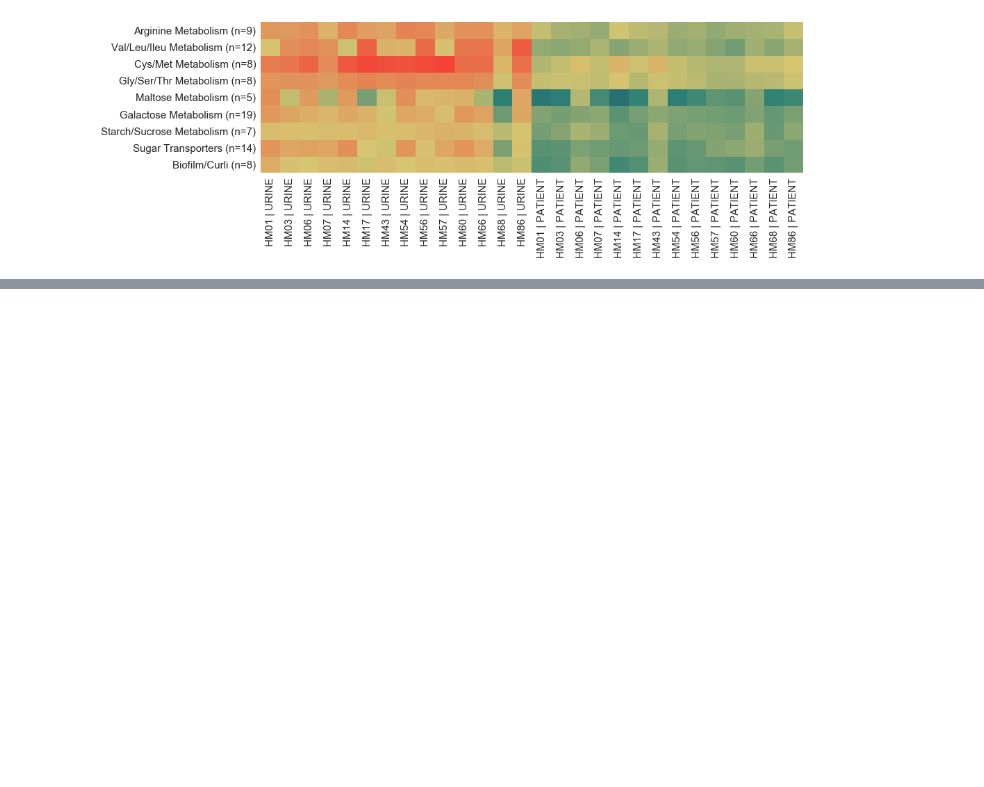
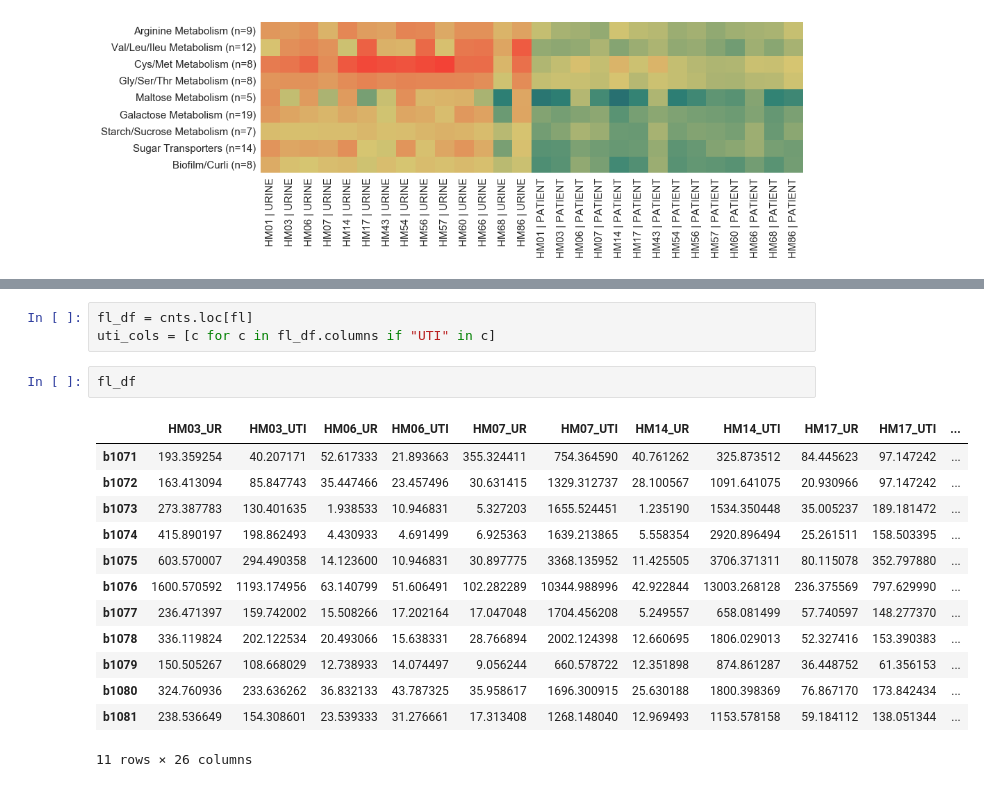
Before and after one commit to ASintsova/HUTI-RNAseq, a Jupyter notebook: analysis/differential_expression_analysis/differential_expression_analysis.ipynb, the cells around one changed output, grey strips where cells are left out. Drawn from its saved outputs; the diff is of its cells as text; blank space fills up the shorter version.

```diff
--- a/analysis/differential_expression_analysis/differential_expression_analysis.ipynb
+++ b/analysis/differential_expression_analysis/differential_expression_analysis.ipynb
@@ -293,0 +320,19 @@ sns.heatmap(np.log2(down_data+1), cmap=my_cmap, vmin=0, cbar=False)
+# %%
+fl_df = cnts.loc[fl]
+uti_cols = [c for c in fl_df.columns if "UTI" in c]
+# %%
+fl_df
+# %% [output]
+|  | HM03_UR | HM03_UTI | HM06_UR | HM06_UTI | HM07_UR | HM07_UTI | HM14_UR | HM14_UTI | HM17_UR | HM17_UTI | ... |
+| b1071 | 193.359254 | 40.207171 | 52.617333 | 21.893663 | 355.324411 | 754.364590 | 40.761262 | 325.873512 | 84.445623 | 97.147242 | ... |
+| b1072 | 163.413094 | 85.847743 | 35.447466 | 23.457496 | 30.631415 | 1329.312737 | 28.100567 | 1091.641075 | 20.930966 | 97.147242 | ... |
+| b1073 | 273.387783 | 130.401635 | 1.938533 | 10.946831 | 5.327203 | 1655.524451 | 1.235190 | 1534.350448 | 35.005237 | 189.181472 | ... |
+| b1074 | 415.890197 | 198.862493 | 4.430933 | 4.691499 | 6.925363 | 1639.213865 | 5.558354 | 2920.896494 | 25.261511 | 158.503395 | ... |
+| b1075 | 603.570007 | 294.490358 | 14.123600 | 10.946831 | 30.897775 | 3368.135952 | 11.425505 | 3706.371311 | 80.115078 | 352.797880 | ... |
+| b1076 | 1600.570592 | 1193.174956 | 63.140799 | 51.606491 | 102.282289 | 10344.988996 | 42.922844 | 13003.268128 | 236.375569 | 797.629990 | ... |
+| b1077 | 236.471397 | 159.742002 | 15.508266 | 17.202164 | 17.047048 | 1704.456208 | 5.249557 | 658.081499 | 57.740597 | 148.277370 | ... |
+| b1078 | 336.119824 | 202.122534 | 20.493066 | 15.638331 | 28.766894 | 2002.124398 | 12.660695 | 1806.029013 | 52.327416 | 153.390383 | ... |
+| b1079 | 150.505267 | 108.668029 | 12.738933 | 14.074497 | 9.056244 | 660.578722 | 12.351898 | 874.861287 | 36.448752 | 61.356153 | ... |
+| b1080 | 324.760936 | 233.636262 | 36.832133 | 43.787325 | 35.958617 | 1696.300915 | 25.630188 | 1800.398369 | 76.867170 | 173.842434 | ... |
+| b1081 | 238.536649 | 154.308601 | 23.539333 | 31.276661 | 17.313408 | 1268.148040 | 12.969493 | 1153.578158 | 59.184112 | 138.051344 | ... |
+11 rows × 26 columns
```
Also changed, not shown: parts of 12 cells of this notebook, 1 other file.
